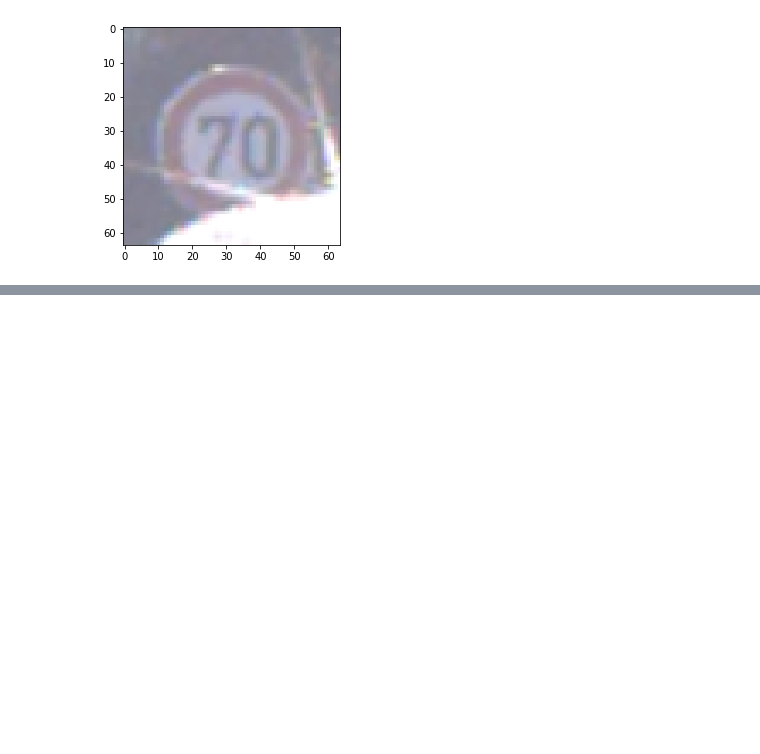
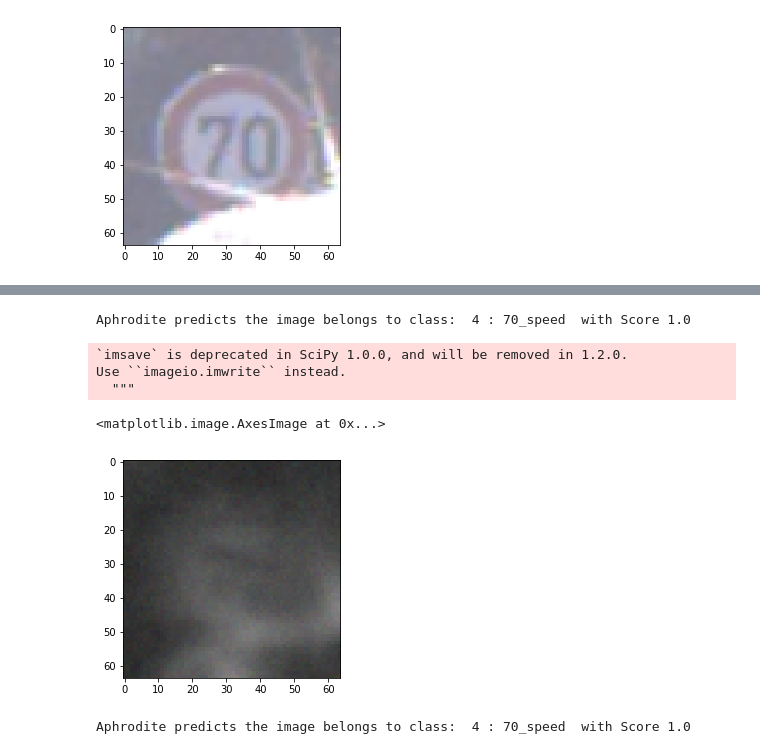
Before and after one commit to lapplislazuli/Medusa, a Jupyter notebook: Medusa/DegGen.ipynb, the cells around one changed output, grey strips where cells are left out. Cells and saved outputs as stored; diff of their text form; code cells hidden in the pictures; blank space fills up the shorter version.

```diff
--- a/Medusa/DegGen.ipynb
+++ b/Medusa/DegGen.ipynb
@@ -11,20 +15,3 @@ plt.imshow(img)
 plt.show()
 # %% [output]
 [figure]
-# %%
-#Local Degeneration
-import AphroditeTraining as ApTrain
-import numpy as np
-
-# Load model - Trained model is needed in Medusa folder
-aphrodite = ApTrain.load_model('Aphrodite.h5')
-#Load resource - resource folder with ppm images is needed in Medusa folder
-img = ImgHelper.load_ppm_image("images/70.ppm")
-
-#In case of unexpected behavior check, if class of aphrodite.predict(img) matches the class of your image with LabelDictionary
-imgClass = np.where(aphrodite.predict(np.expand_dims(img,0))[0] == 1)[0][0]
-print("Aphrodite predicts the image belongs to class: ", imgClass)
-
-ans = DegGen.degenerate(aphrodite, img, imgClass, DegGen._noise, iterations=1000, maxloops=5000)
-scipyMisc.imsave("images/localDegenerated.png",ans[1])
-plt.imshow(ans[1])
@@ -37,0 +18,5 @@ Use ``imageio.imwrite`` instead.
+# %%
+
+# Load model - Trained model is needed in Medusa folder
+aphrodite = Training.load_model('Aphrodite.h5')
+aphrodite.summary()
@@ -38,2 +41,35 @@ Use ``imageio.imwrite`` instead.
+# %%
+# Predict our image local:
+prediction = aphrodite.predict(np.expand_dims(img,0))[0]
+
+bestClass = prediction.argmax()
+bestScore = prediction[bestClass]
+
+print("Aphrodite predicts the image belongs to class: ", bestClass , ":", Labels.GTSRB_INT_TO_LABEL[bestClass], " with Score", bestScore)
+# %% [output]
+Aphrodite predicts the image belongs to class:  4 : 70_speed  with Score 1.0
+# %%
+#Local Degeneration
+alternation=DegGen.chain([DegGen._noise,DegGen._noise,DegGen._softSmooth,DegGen._normalize])
+
+ans = DegGen.degenerate(aphrodite, img, bestClass, alternation, decay=0.0001, iterations=1000, maxloops=5000)
+scipyMisc.imsave("images/localDegenerated.png",ans[1])
+plt.imshow(ans[1])
+# %% [output]
+`imsave` is deprecated in SciPy 1.0.0, and will be removed in 1.2.0.
+Use ``imageio.imwrite`` instead.
+  """
+<matplotlib.image.AxesImage at 0x...>
+[figure, added]
+# %%
+# Predict our image local:
+degPrediction = aphrodite.predict(np.expand_dims(ans[1],0))[0]
+
+degClass = degPrediction.argmax()
+degScore = degPrediction[bestClass]
+
+print("Aphrodite predicts the image belongs to class: ", degClass , ":", Labels.GTSRB_INT_TO_LABEL[degClass], " with Score", degScore)
+# %% [output]
+Aphrodite predicts the image belongs to class:  4 : 70_speed  with Score 1.0
 # %%
 #Remote Degeneration
```
Also changed, not shown: parts of 4 cells of this notebook, 1 other file.
